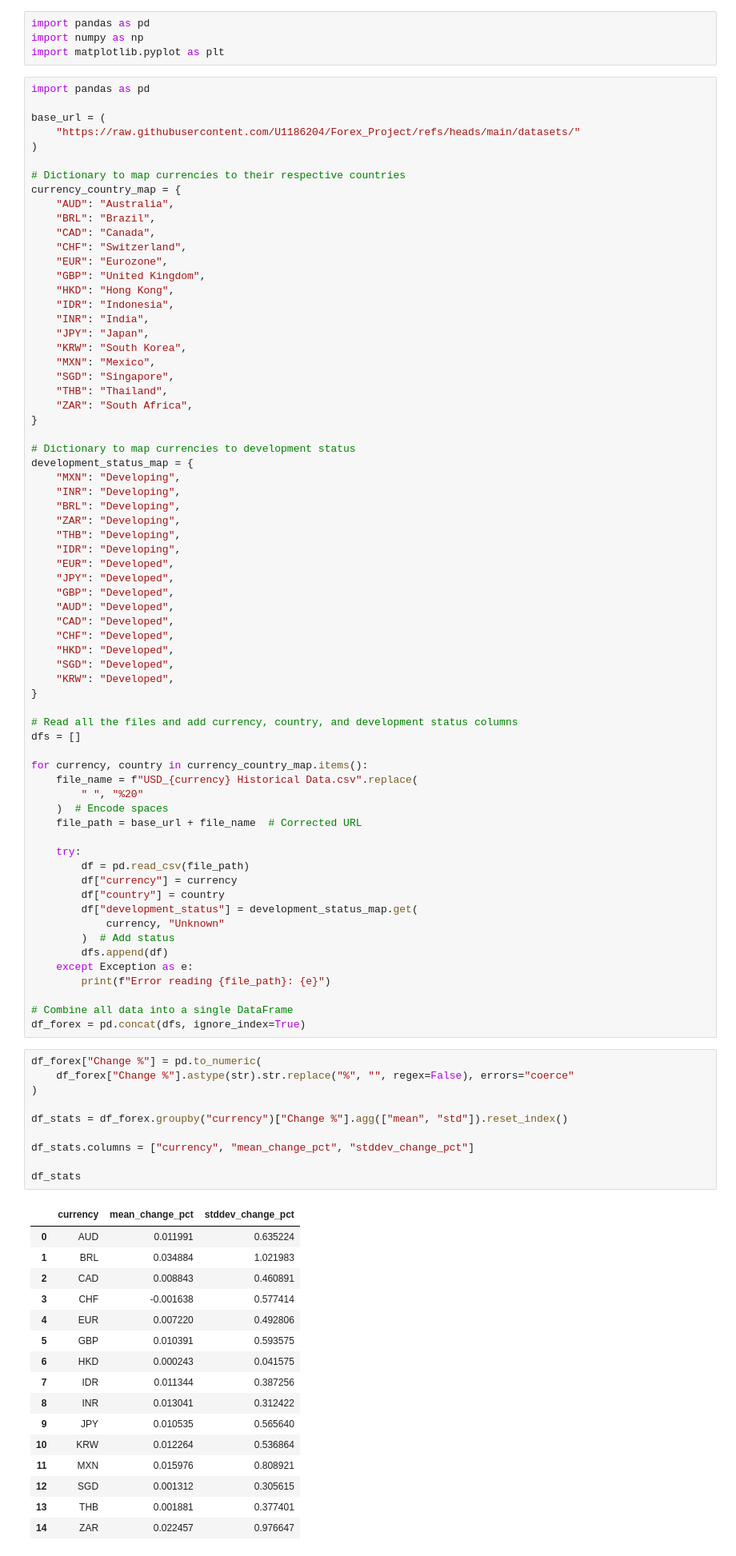
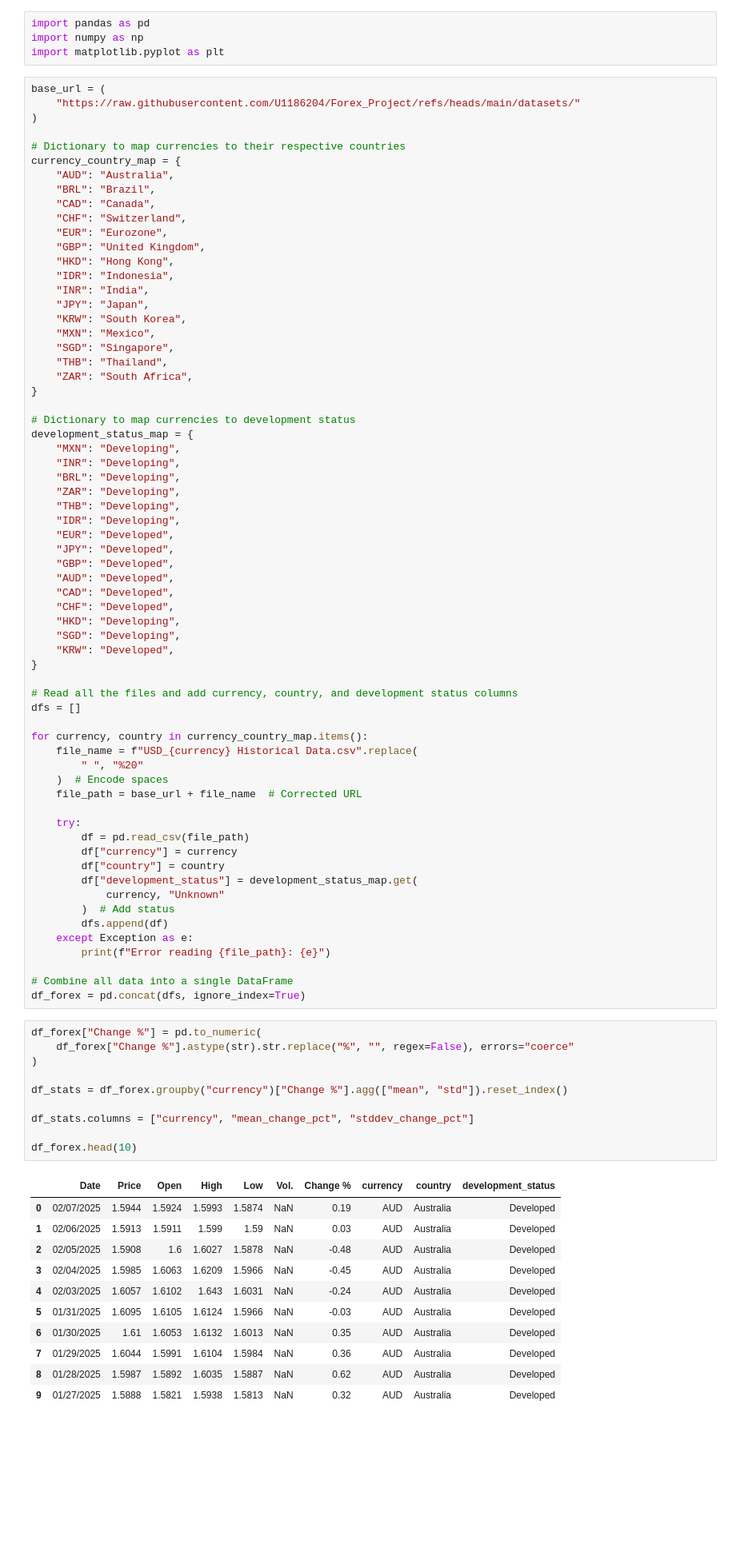
Before and after one commit to U1186204/Forex_Project, a Jupyter notebook: spwds_report_forex.ipynb, the cells around one changed output. Shown at 80% size. Drawn from its saved outputs; the diff is of its cells as text; blank space fills up the shorter version.

```diff
--- a/spwds_report_forex.ipynb
+++ b/spwds_report_forex.ipynb
@@ -3,8 +3,6 @@ import pandas as pd
 import numpy as np
 import matplotlib.pyplot as plt
 # %%
-import pandas as pd
-
 base_url = (
     "https://raw.githubusercontent.com/U1186204/Forex_Project/refs/heads/main/datasets/"
 )
@@ -42,8 +40,8 @@ development_status_map = {
     "AUD": "Developed",
     "CAD": "Developed",
     "CHF": "Developed",
-    "HKD": "Developed",
-    "SGD": "Developed",
+    "HKD": "Developing",
+    "SGD": "Developing",
     "KRW": "Developed",
 }
 
@@ -72,27 +70,22 @@ df_forex = pd.concat(dfs, ignore_index=True)
 # %%
 df_forex["Change %"] = pd.to_numeric(
     df_forex["Change %"].astype(str).str.replace("%", "", regex=False), errors="coerce"
 )
 
 df_stats = df_forex.groupby("currency")["Change %"].agg(["mean", "std"]).reset_index()
 
 df_stats.columns = ["currency", "mean_change_pct", "stddev_change_pct"]
 
-df_stats
+df_forex.head(10)
 # %% [output]
-|  | currency | mean_change_pct | stddev_change_pct |
-| 0 | AUD | 0.011991 | 0.635224 |
-| 1 | BRL | 0.034884 | 1.021983 |
-| 2 | CAD | 0.008843 | 0.460891 |
-| 3 | CHF | -0.001638 | 0.577414 |
-| 4 | EUR | 0.007220 | 0.492806 |
-| 5 | GBP | 0.010391 | 0.593575 |
-| 6 | HKD | 0.000243 | 0.041575 |
-| 7 | IDR | 0.011344 | 0.387256 |
-| 8 | INR | 0.013041 | 0.312422 |
-| 9 | JPY | 0.010535 | 0.565640 |
-| 10 | KRW | 0.012264 | 0.536864 |
-| 11 | MXN | 0.015976 | 0.808921 |
-| 12 | SGD | 0.001312 | 0.305615 |
-| 13 | THB | 0.001881 | 0.377401 |
-| 14 | ZAR | 0.022457 | 0.976647 |
+|  | Date | Price | Open | High | Low | Vol. | Change % | currency | country | development_status |
+| 0 | 02/07/2025 | 1.5944 | 1.5924 | 1.5993 | 1.5874 | NaN | 0.19 | AUD | Australia | Developed |
+| 1 | 02/06/2025 | 1.5913 | 1.5911 | 1.599 | 1.59 | NaN | 0.03 | AUD | Australia | Developed |
+| 2 | 02/05/2025 | 1.5908 | 1.6 | 1.6027 | 1.5878 | NaN | -0.48 | AUD | Australia | Developed |
+| 3 | 02/04/2025 | 1.5985 | 1.6063 | 1.6209 | 1.5966 | NaN | -0.45 | AUD | Australia | Developed |
+| 4 | 02/03/2025 | 1.6057 | 1.6102 | 1.643 | 1.6031 | NaN | -0.24 | AUD | Australia | Developed |
+| 5 | 01/31/2025 | 1.6095 | 1.6105 | 1.6124 | 1.5966 | NaN | -0.03 | AUD | Australia | Developed |
+| 6 | 01/30/2025 | 1.61 | 1.6053 | 1.6132 | 1.6013 | NaN | 0.35 | AUD | Australia | Developed |
+| 7 | 01/29/2025 | 1.6044 | 1.5991 | 1.6104 | 1.5984 | NaN | 0.36 | AUD | Australia | Developed |
+| 8 | 01/28/2025 | 1.5987 | 1.5892 | 1.6035 | 1.5887 | NaN | 0.62 | AUD | Australia | Developed |
+| 9 | 01/27/2025 | 1.5888 | 1.5821 | 1.5938 | 1.5813 | NaN | 0.32 | AUD | Australia | Developed |
```
Also changed, not shown: parts of 4 cells of this notebook, 1 other file.
